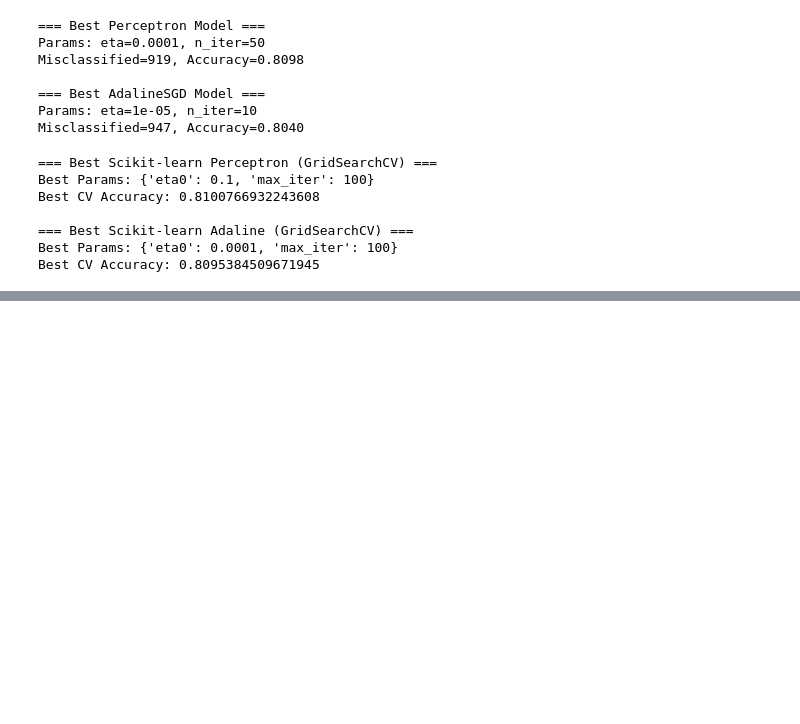
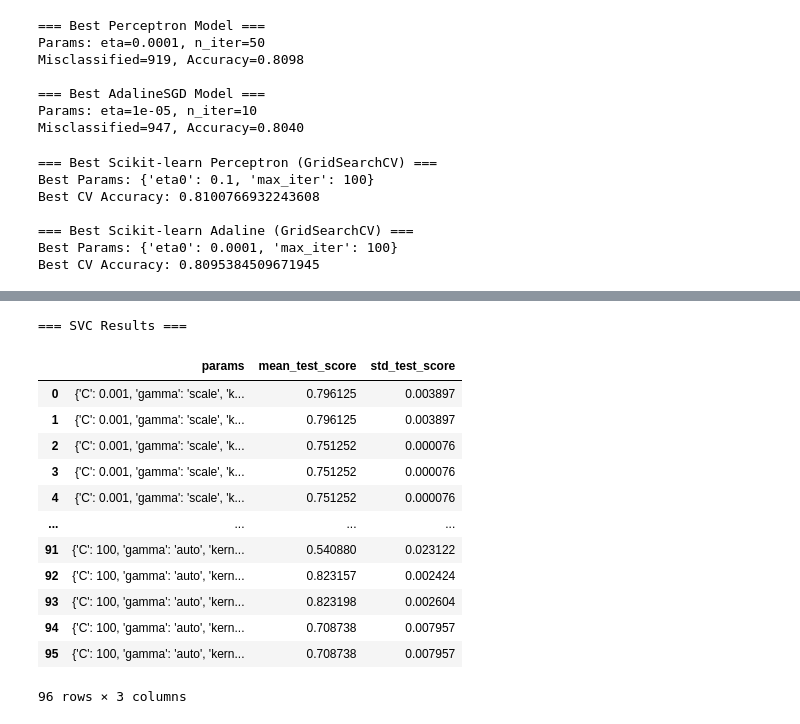
Before and after one commit to cedricstrobel/DASC_Project1, a Jupyter notebook: ML_Ckassifiers_P1_P2.ipynb, the cells around one changed output, grey strips where cells are left out. Cells and saved outputs as stored; diff of their text form; code cells hidden in the pictures; blank space fills up the shorter version.

```diff
--- a/ML_Ckassifiers_P1_P2.ipynb
+++ b/ML_Ckassifiers_P1_P2.ipynb
@@ -488,0 +621,21 @@ C:\Users\andre\OneDrive - University of Arkansas\Desktop\Andrew_Branch_ML
+# %%
+
+svc_results = pd.DataFrame(grid_svc.cv_results_)
+
+print("=== SVC Results ===")
+svc_results[['params', 'mean_test_score', 'std_test_score']]
+# %% [output]
+=== SVC Results ===
+|  | params | mean_test_score | std_test_score |
+| 0 | {'C': 0.001, 'gamma': 'scale', 'k... | 0.796125 | 0.003897 |
+| 1 | {'C': 0.001, 'gamma': 'scale', 'k... | 0.796125 | 0.003897 |
+| 2 | {'C': 0.001, 'gamma': 'scale', 'k... | 0.751252 | 0.000076 |
+| 3 | {'C': 0.001, 'gamma': 'scale', 'k... | 0.751252 | 0.000076 |
+| 4 | {'C': 0.001, 'gamma': 'scale', 'k... | 0.751252 | 0.000076 |
+| ... | ... | ... | ... |
+| 91 | {'C': 100, 'gamma': 'auto', 'kern... | 0.540880 | 0.023122 |
+| 92 | {'C': 100, 'gamma': 'auto', 'kern... | 0.823157 | 0.002424 |
+| 93 | {'C': 100, 'gamma': 'auto', 'kern... | 0.823198 | 0.002604 |
+| 94 | {'C': 100, 'gamma': 'auto', 'kern... | 0.708738 | 0.007957 |
+| 95 | {'C': 100, 'gamma': 'auto', 'kern... | 0.708738 | 0.007957 |
+96 rows × 3 columns
```
Also changed, not shown: parts of 12 cells of this notebook, 3 other files.
